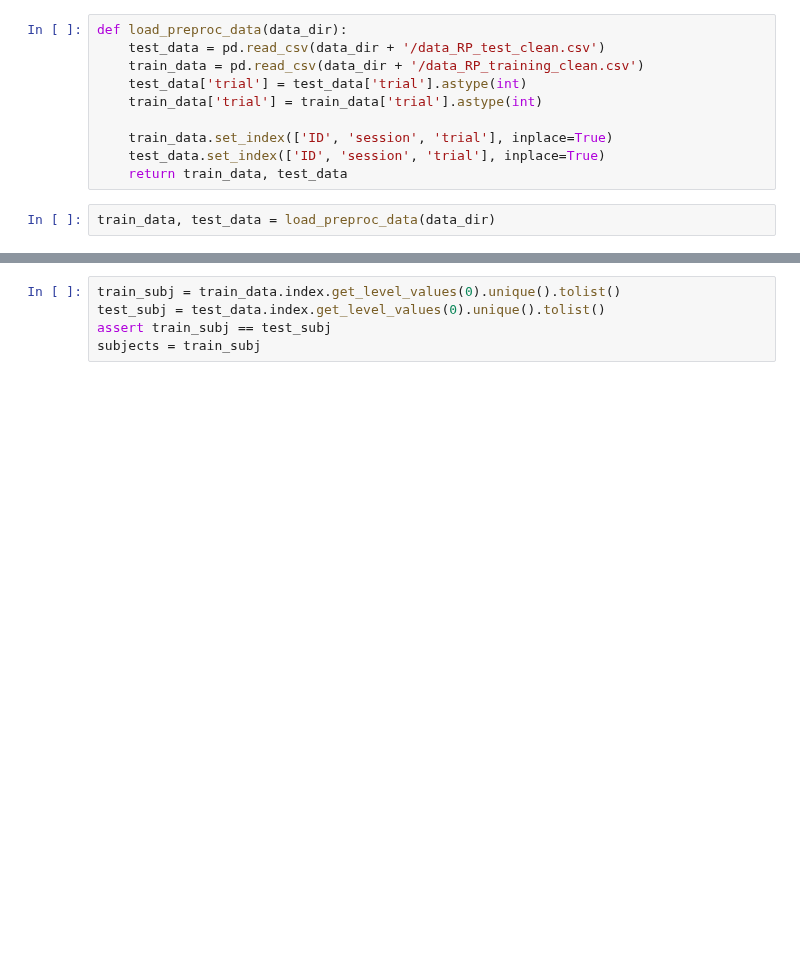
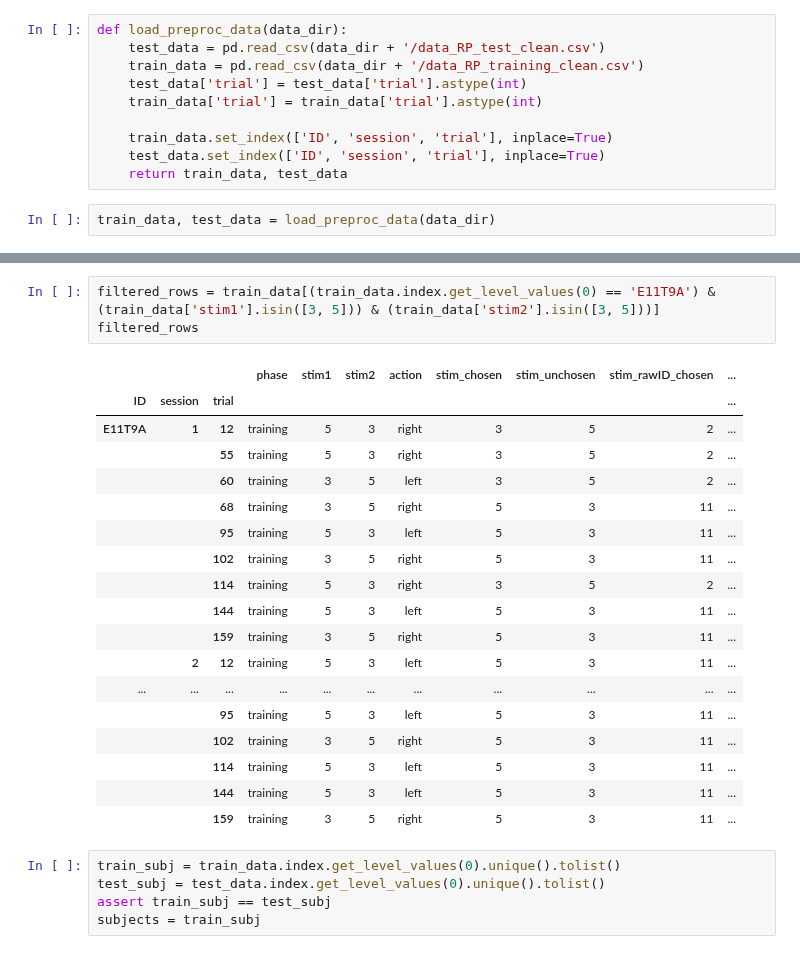
Before and after one commit to hugofluhr/learning-habits-analysis, a Jupyter notebook: notebooks/RR_data.ipynb, the cells around one changed output, grey strips where cells are left out. Drawn from its saved outputs; the diff is of its cells as text; blank space fills up the shorter version.

```diff
--- a/notebooks/RR_data.ipynb
+++ b/notebooks/RR_data.ipynb
@@ -57,3 +53,25 @@ MultiIndex([('E11T9A', 5,   1),
+# %%
+filtered_rows = train_data[(train_data.index.get_level_values(0) == 'E11T9A') & (train_data['stim1'].isin([3, 5])) & (train_data['stim2'].isin([3, 5]))]
+filtered_rows
+# %% [output]
+|  |  |  | phase | stim1 | stim2 | action | stim_chosen | stim_unchosen | stim_rawID_chosen | ... |
+| ID | session | trial |  |  |  |  |  |  |  | ... |
+| E11T9A | 1 | 12 | training | 5 | 3 | right | 3 | 5 | 2 | ... |
+|  |  | 55 | training | 5 | 3 | right | 3 | 5 | 2 | ... |
+|  |  | 60 | training | 3 | 5 | left | 3 | 5 | 2 | ... |
+|  |  | 68 | training | 3 | 5 | right | 5 | 3 | 11 | ... |
+|  |  | 95 | training | 5 | 3 | left | 5 | 3 | 11 | ... |
+|  |  | 102 | training | 3 | 5 | right | 5 | 3 | 11 | ... |
+|  |  | 114 | training | 5 | 3 | right | 3 | 5 | 2 | ... |
+|  |  | 144 | training | 5 | 3 | left | 5 | 3 | 11 | ... |
+|  |  | 159 | training | 3 | 5 | right | 5 | 3 | 11 | ... |
+|  | 2 | 12 | training | 5 | 3 | left | 5 | 3 | 11 | ... |
+| ... | ... | ... | ... | ... | ... | ... | ... | ... | ... | ... |
+|  |  | 95 | training | 5 | 3 | left | 5 | 3 | 11 | ... |
+|  |  | 102 | training | 3 | 5 | right | 5 | 3 | 11 | ... |
+|  |  | 114 | training | 5 | 3 | left | 5 | 3 | 11 | ... |
+|  |  | 144 | training | 5 | 3 | left | 5 | 3 | 11 | ... |
+|  |  | 159 | training | 3 | 5 | right | 5 | 3 | 11 | ... |
 # %%
 train_subj = train_data.index.get_level_values(0).unique().tolist()
 test_subj = test_data.index.get_level_values(0).unique().tolist()
```
Also changed, not shown: parts of 2 cells of this notebook, 2 other files.
